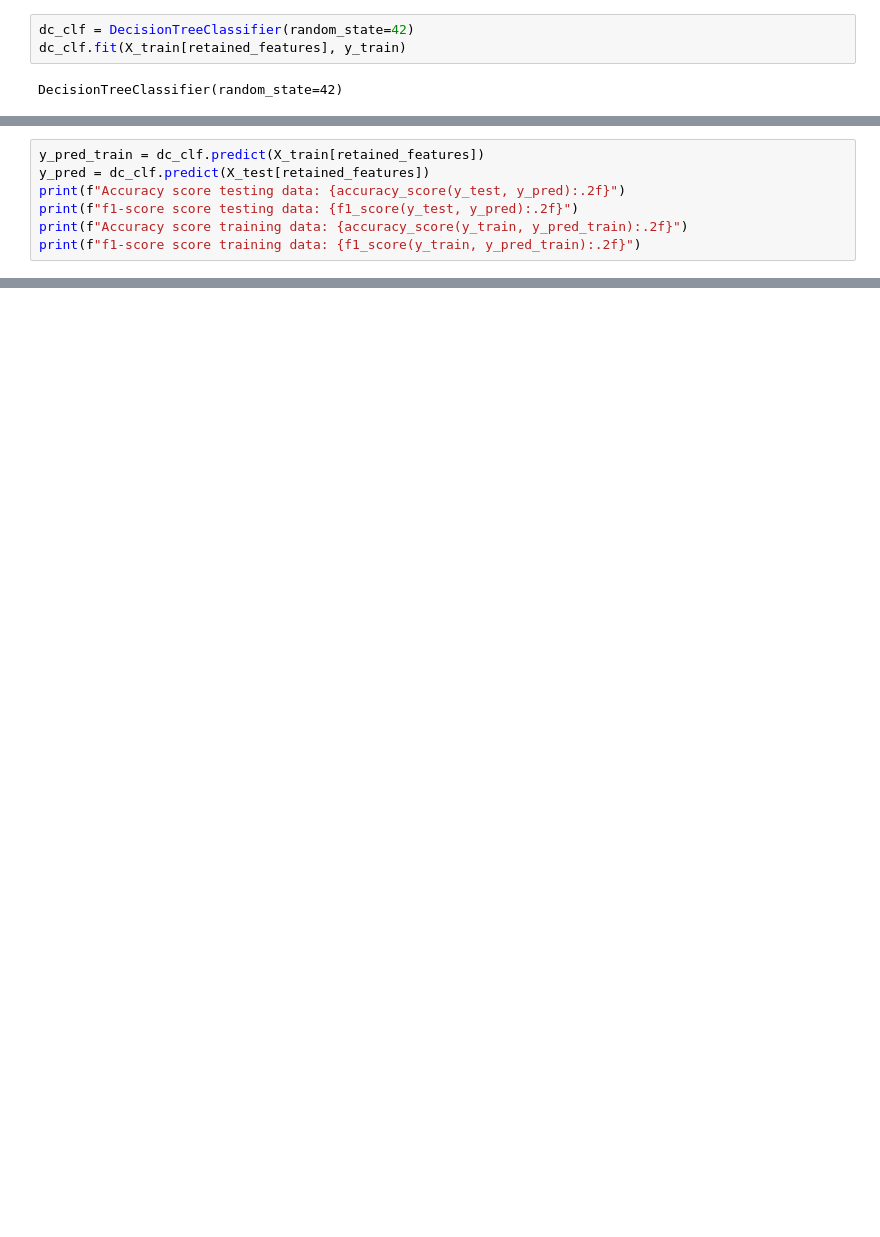
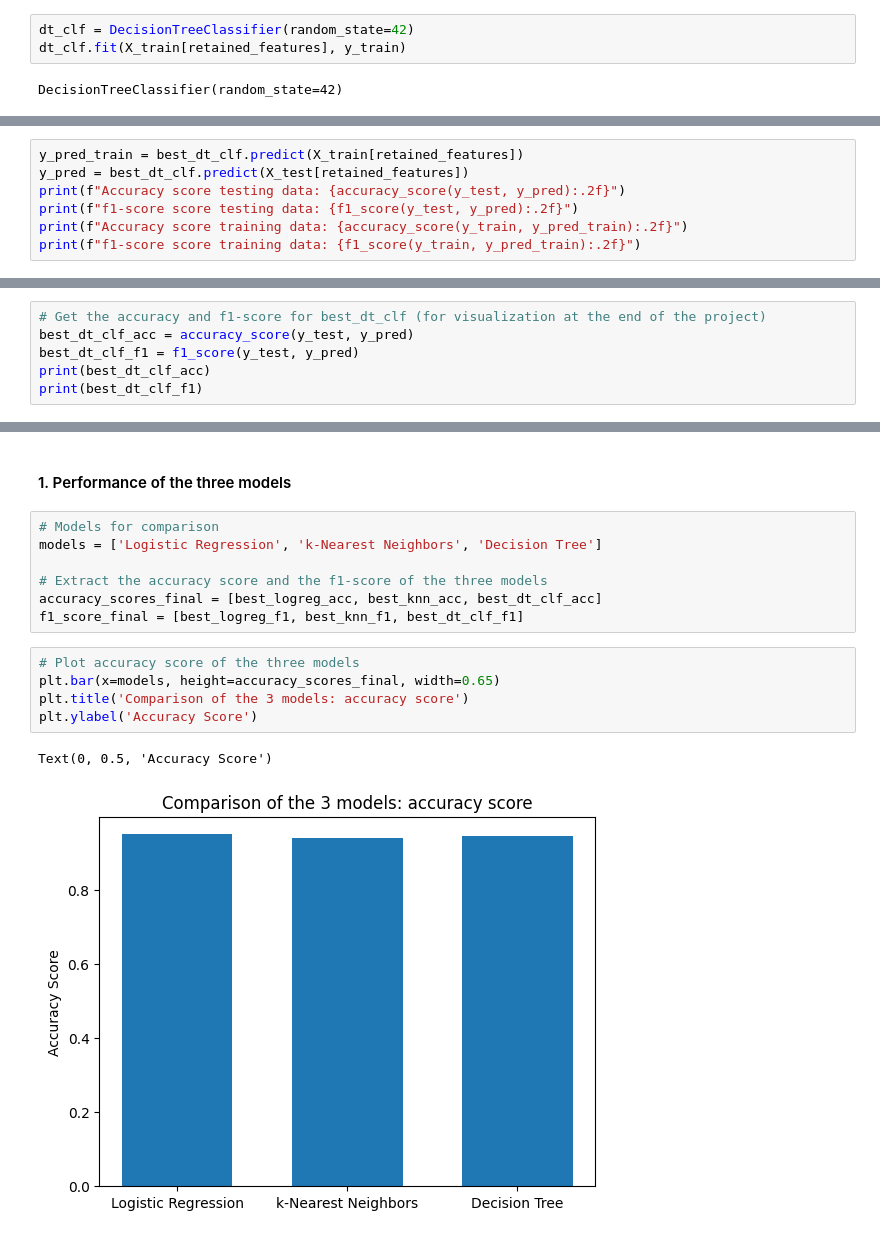
Before and after one commit to DanielHuynh611/Telecom-Customer-Churn, a Jupyter notebook: ML_Models_Development.ipynb, the cells around one changed output, grey strips where cells are left out. Cells and saved outputs as stored; diff of their text form; blank space fills up the shorter version.

```diff
--- a/ML_Models_Development.ipynb
+++ b/ML_Models_Development.ipynb
@@ -471,6 +543,6 @@ f1-score score training data: 0.90
 # %%
-dc_clf = DecisionTreeClassifier(random_state=42)
-dc_clf.fit(X_train[retained_features], y_train)
+dt_clf = DecisionTreeClassifier(random_state=42)
+dt_clf.fit(X_train[retained_features], y_train)
 # %% [output]
 DecisionTreeClassifier(random_state=42)
 # %%
@@ -510,6 +584,6 @@ DecisionTreeClassifier(criterion='entropy', max_depth=8, random_state=42)
 # %%
-y_pred_train = dc_clf.predict(X_train[retained_features])
-y_pred = dc_clf.predict(X_test[retained_features])
+y_pred_train = best_dt_clf.predict(X_train[retained_features])
+y_pred = best_dt_clf.predict(X_test[retained_features])
 print(f"Accuracy score testing data: {accuracy_score(y_test, y_pred):.2f}")
 print(f"f1-score score testing data: {f1_score(y_test, y_pred):.2f}")
 print(f"Accuracy score training data: {accuracy_score(y_train, y_pred_train):.2f}")
@@ -521,0 +596,6 @@ f1-score score training data: 1.00
+# %%
+# Get the accuracy and f1-score for best_dt_clf (for visualization at the end of the project)
+best_dt_clf_acc = accuracy_score(y_test, y_pred)
+best_dt_clf_f1 = f1_score(y_test, y_pred)
+print(best_dt_clf_acc)
+print(best_dt_clf_f1)
@@ -521,0 +642,17 @@ f1-score score training data: 1.00
+# %% [markdown]
+#### 1. Performance of the three models
+# %%
+# Models for comparison
+models = ['Logistic Regression', 'k-Nearest Neighbors', 'Decision Tree']
+
+# Extract the accuracy score and the f1-score of the three models
+accuracy_scores_final = [best_logreg_acc, best_knn_acc, best_dt_clf_acc]
+f1_score_final = [best_logreg_f1, best_knn_f1, best_dt_clf_f1]
+# %%
+# Plot accuracy score of the three models
+plt.bar(x=models, height=accuracy_scores_final, width=0.65)
+plt.title('Comparison of the 3 models: accuracy score')
+plt.ylabel('Accuracy Score')
+# %% [output]
+Text(0, 0.5, 'Accuracy Score')
+[figure, added]
```
Also changed, not shown: parts of 52 cells of this notebook, 3 other files.
